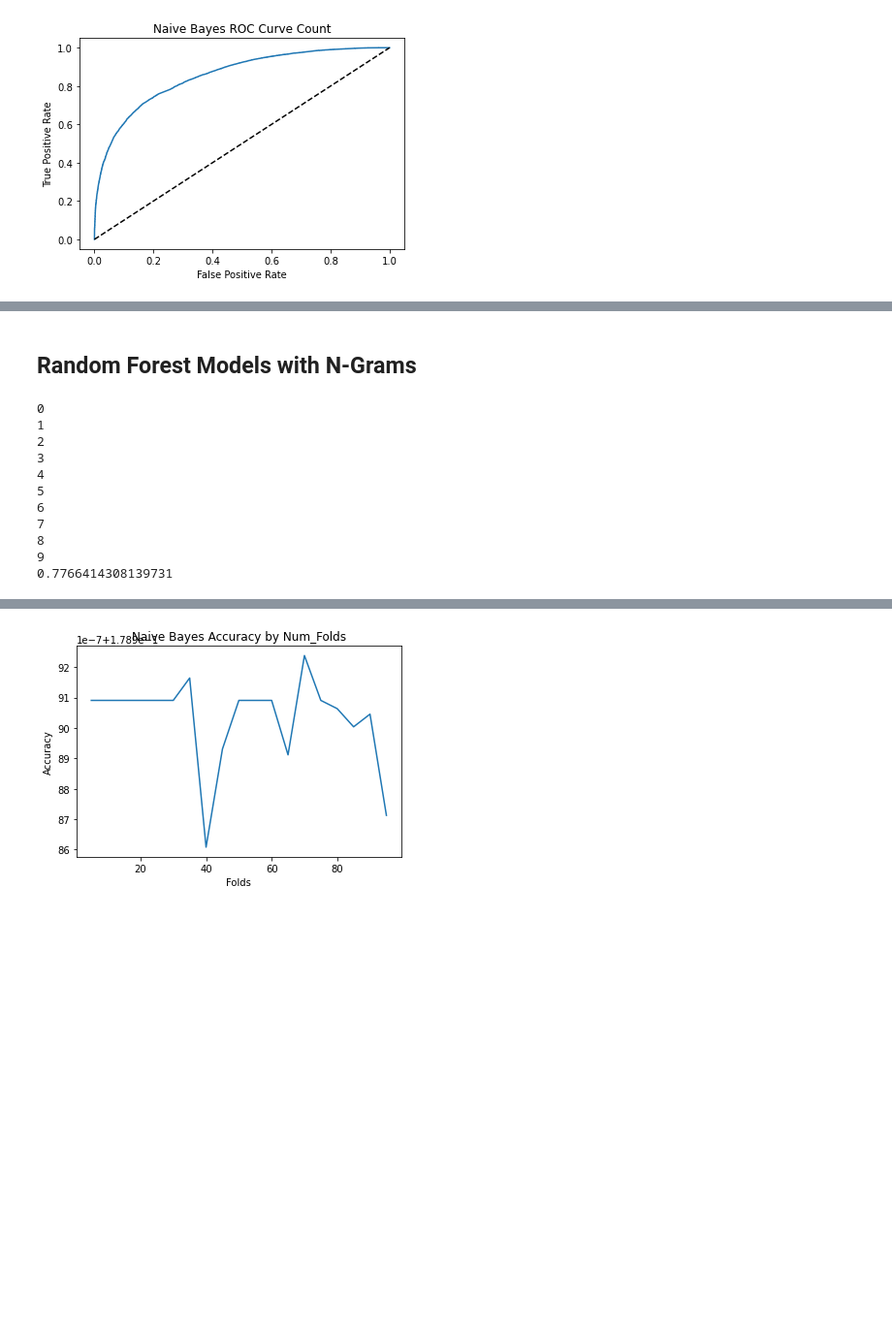
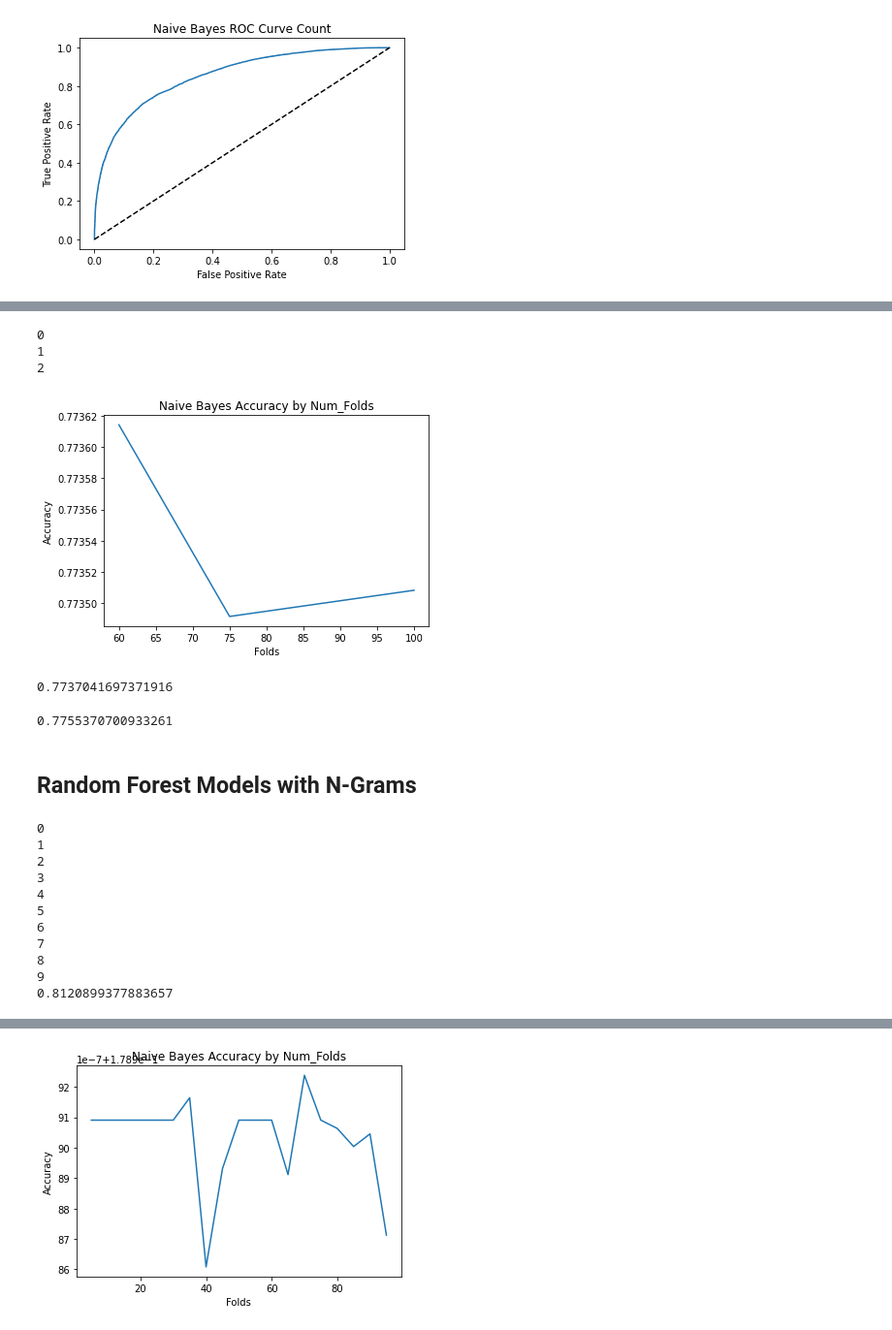
Before and after one commit to leckieje/chyrons_nlp, a Jupyter notebook: chyrons_book.ipynb, the cells around one changed output, grey strips where cells are left out. Shown: that part at 97% size. Drawn from its saved outputs; the diff is of its cells as text; code cells hidden in the pictures; blank space fills up the shorter version.

```diff
--- a/chyrons_book.ipynb
+++ b/chyrons_book.ipynb
@@ -446,9 +613,29 @@ array([2.00000000e+00, 1.00000000e+00, 1.00000000e+00, ...,
+# %%
+fold_lst = [60, 75, 100]
+
+plot_naive_bayes(X_test, y_test, fold_lst)
+# %% [output]
+0
+1
+2
+[figure, added]
+# %%
+bayes, accuracy = eval_naive_bayes(X_test, y_test, folds=40)
+print(accuracy)
+# %% [output]
+0.7737041697371916
+# %%
+bayes, accuracy = eval_naive_bayes(X_test_3, y_test_3, folds=20)
+print(accuracy)
+# %% [output]
+0.7755370700933261
 # %% [markdown]
 ## Random Forest Models with N-Grams
 # %%
+# with bi-grams
 accuracy_rf, oob, forest = eval_random_forest(X_train, y_train, folds=10, n_estimators=100,
                                          max_depth=100, max_leaf=None, max_features='log2')
-print(accuracy)
+print(accuracy_rf) # --> 0.8116246835188019
 # %% [output]
 0
 1
@@ -460,7 +647,7 @@ print(accuracy)
 7
 8
 9
-0.7766414308139731
+0.8120899377883657
 # %%
 plot_confusion_matrix(forest, X_train, y_train)
 plt.show()
```
Also changed, not shown: parts of 28 cells of this notebook.
